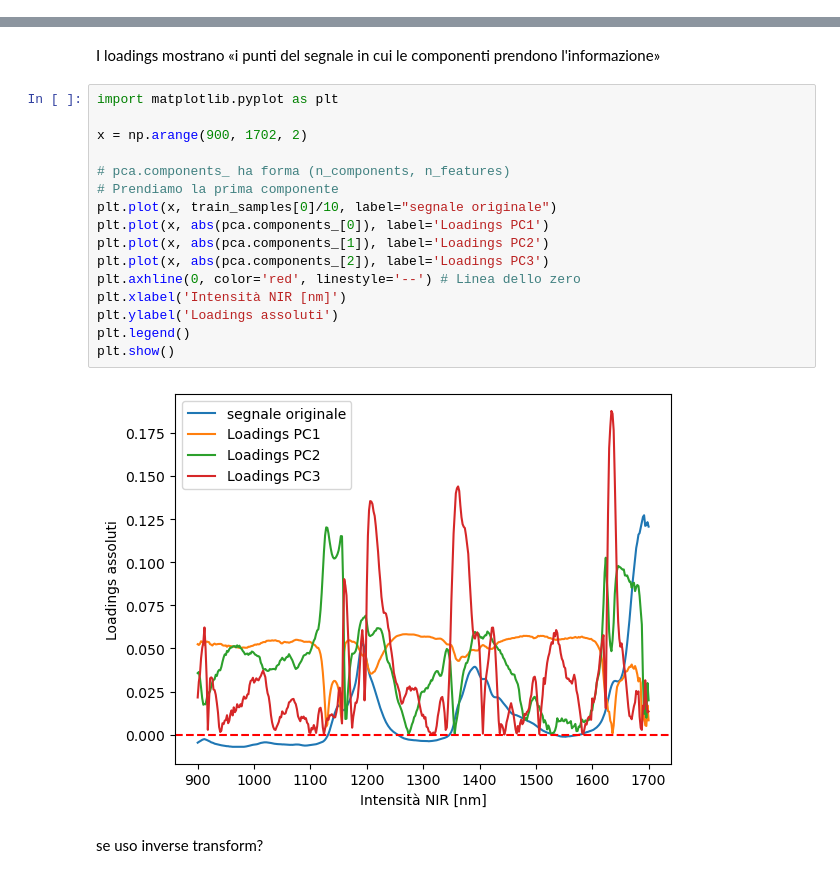
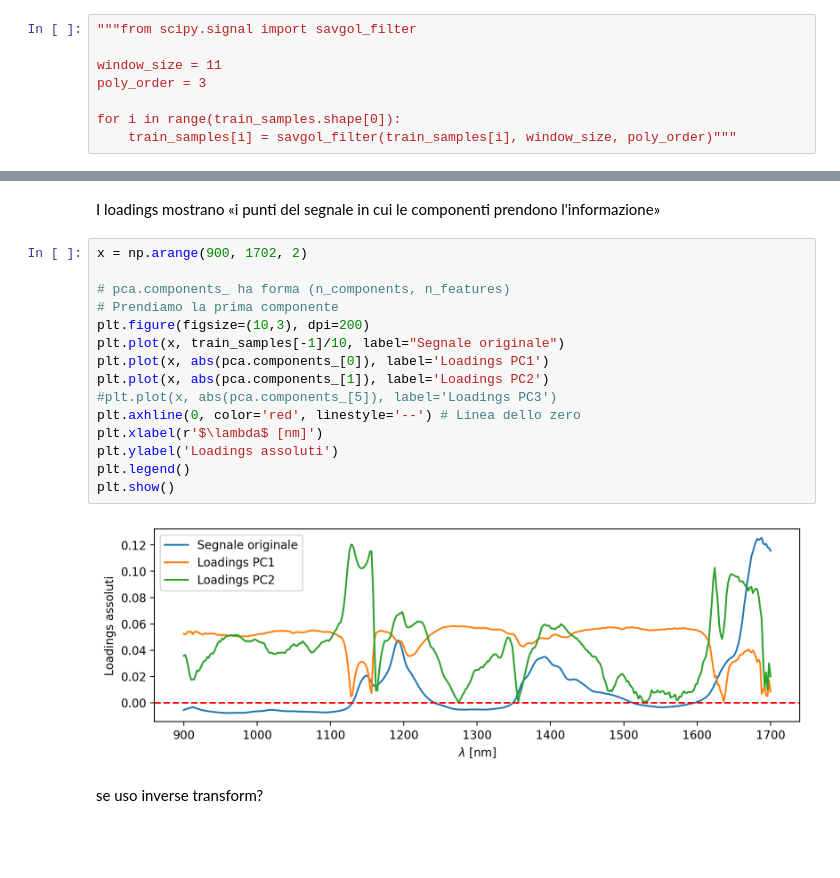
Before and after one commit to zosojack/ml-applications, a Jupyter notebook: 2-second-project/pca_benza.ipynb, the cells around one changed output, grey strips where cells are left out. Saved outputs shown, nothing was run; the diff lists cells and outputs as text; blank space fills up the shorter version.

```diff
--- a/2-second-project/pca_benza.ipynb
+++ b/2-second-project/pca_benza.ipynb
@@ -40,0 +48,8 @@ train_labels = dizionario['train']['labels']
+# %%
+"""from scipy.signal import savgol_filter
+
+window_size = 11
+poly_order = 3
+
+for i in range(train_samples.shape[0]):
+    train_samples[i] = savgol_filter(train_samples[i], window_size, poly_order)"""
@@ -103,23 +126,22 @@ array([0.74407258, 0.89563829, 0.94394601, 0.97466577, 0.98253369,
 # %% [markdown]
 I loadings mostrano «i punti del segnale in cui le componenti prendono l'informazione»
 # %%
-import matplotlib.pyplot as plt
-
 x = np.arange(900, 1702, 2)
 
 # pca.components_ ha forma (n_components, n_features)
 # Prendiamo la prima componente
-plt.plot(x, train_samples[0]/10, label="segnale originale")
+plt.figure(figsize=(10,3), dpi=200)
+plt.plot(x, train_samples[-1]/10, label="Segnale originale")
 plt.plot(x, abs(pca.components_[0]), label='Loadings PC1')
 plt.plot(x, abs(pca.components_[1]), label='Loadings PC2')
-plt.plot(x, abs(pca.components_[2]), label='Loadings PC3')
+#plt.plot(x, abs(pca.components_[5]), label='Loadings PC3')
 plt.axhline(0, color='red', linestyle='--') # Linea dello zero
-plt.xlabel('Intensità NIR [nm]')
+plt.xlabel(r'$\lambda$ [nm]')
 plt.ylabel('Loadings assoluti')
 plt.legend()
 plt.show()
 # %% [output]
-[figure, old version]
+[figure, new version]
 # %% [markdown]
 se uso inverse transform?
 # %%
```
Also changed, not shown: parts of 7 cells of this notebook, 2 other files.
